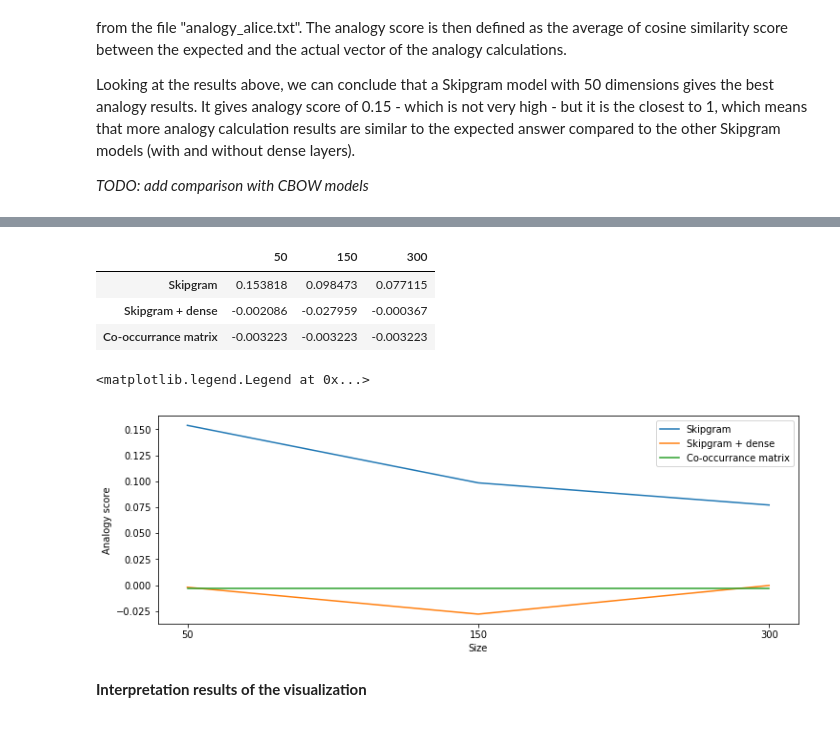
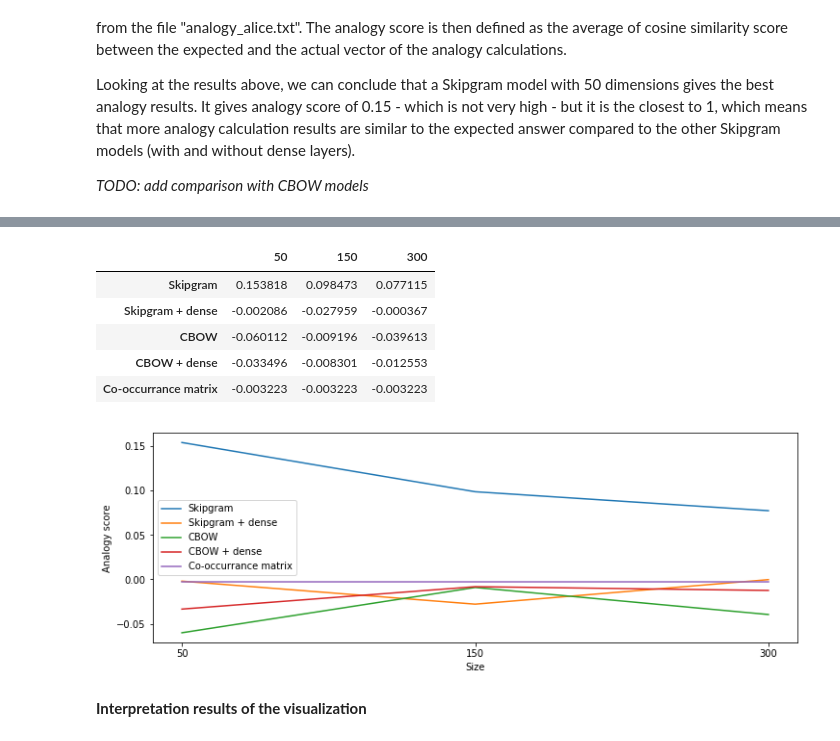
Before and after one commit to rrIrene/RecommenderSystem, a Jupyter notebook: assignment 1/Assignment 1.ipynb, the cells around one changed output, grey strips where cells are left out. Saved outputs shown, nothing was run; the diff lists cells and outputs as text; code cells hidden in the pictures.

Commit message:
CBOW implementation

```diff
--- a/assignment 1/Assignment 1.ipynb
+++ b/assignment 1/Assignment 1.ipynb
@@ -449,6 +454,20 @@ for dim in [50, 150, 300]:
         d[line[0]] = line[1:]
     skipgrams_dense.append(d)
 
+    f = open('vectors_cbow_'+str(dim)+'.txt' ,'r')
+    d = {}
+    for row in f.readlines()[1:]:
+        line = row.split()
+        d[line[0]] = line[1:]
+    cbows.append(d)
+
+    f = open('vectors_cbow_dense_'+str(dim)+'.txt' ,'r')
+    d = {}
+    for row in f.readlines()[1:]:
+        line = row.split()
+        d[line[0]] = line[1:]
+    cbows_dense.append(d)
+
 #save as separate dictionaries
 skipgram_vectors_50 = skipgrams[0]
 skipgram_vectors_150 = skipgrams[1]
@@ -456,6 +475,12 @@ skipgram_vectors_300 = skipgrams[2]
 skipgram_dense_vectors_50 = skipgrams_dense[0]
 skipgram_dense_vectors_150 = skipgrams_dense[1]
 skipgram_dense_vectors_300 = skipgrams_dense[2]
+cbow_vectors_50 = cbows[0]
+cbow_vectors_150 = cbows[1]
+cbow_vectors_300 = cbows[2]
+cbow_dense_vectors_50 = cbows_dense[0]
+cbow_dense_vectors_150 = cbows_dense[1]
+cbow_dense_vectors_300 = cbows_dense[2]
 # %%
 #Implement your own analogy function
 def analogy_function(dictionary):
@@ -491,5 +516,21 @@ skipgram_dense_300_score = analogy_function(skipgram_dense_vectors_300)
 print("Analogy score for Skipgram + dense model with dim=300: " + str(skipgram_dense_300_score))
 print()
 
-#TODO: analyze CBOW models
+#cbow score
+cbow_50_score = analogy_function(cbow_vectors_50)
+print("Analogy score for CBOW model with dim=50: " + str(cbow_50_score))
+cbow_150_score = analogy_function(cbow_vectors_150)
+print("Analogy score for CBOW model with dim=150: " + str(cbow_150_score))
+cbow_300_score = analogy_function(cbow_vectors_300)
+print("Analogy score for CBOW model with dim=300: " + str(cbow_300_score))
+print()
+
+#skipgram + dense scores
+cbow_dense_50_score = analogy_function(cbow_dense_vectors_50)
+print("Analogy score for CBOW + dense model with dim=50: " + str(cbow_dense_50_score))
+cbow_dense_150_score = analogy_function(cbow_dense_vectors_150)
+print("Analogy score for CBOW + dense model with dim=150: " + str(cbow_dense_150_score))
+cbow_dense_300_score = analogy_function(cbow_dense_vectors_300)
+print("Analogy score for CBOW + dense model with dim=300: " + str(cbow_dense_300_score))
+print()
 # %% [output]
@@ -530,29 +579,30 @@ Analogy score for co-occurrance matrix: -0.003223016736116081
 # %%
 #Visualization results trained word embeddings
 import matplotlib.pyplot as plt
 
 scores = pd.DataFrame(columns=["50","150","300"])
 scores.loc["Skipgram"] = [skipgram_50_score, skipgram_150_score, skipgram_300_score]
 scores.loc["Skipgram + dense"] = [skipgram_dense_50_score, skipgram_dense_150_score, skipgram_dense_300_score]
+scores.loc["CBOW"] = [cbow_50_score, cbow_150_score, cbow_300_score]
+scores.loc["CBOW + dense"] = [cbow_dense_50_score, cbow_dense_150_score, cbow_dense_300_score]
 scores.loc["Co-occurrance matrix"] = [matrix_score, matrix_score, matrix_score]
 display(scores)
 
 scores = scores.T
 scores = scores.reindex(scores.index.rename('Size'))
 ax = scores.plot(figsize=(12,4))
 ax.set_xticks(range(0, 3))
 ax.set_xticklabels(scores.index)
 plt.ylabel('Analogy score')
-plt.legend(loc='best')
-
-#TODO: visualize CBOW models results
+plt.legend(loc='best');
 # %% [output]
 |  | 50 | 150 | 300 |
 | Skipgram | 0.153818 | 0.098473 | 0.077115 |
 | Skipgram + dense | -0.002086 | -0.027959 | -0.000367 |
+| CBOW | -0.060112 | -0.009196 | -0.039613 |
+| CBOW + dense | -0.033496 | -0.008301 | -0.012553 |
 | Co-occurrance matrix | -0.003223 | -0.003223 | -0.003223 |
-<matplotlib.legend.Legend at 0x...>
-[figure, old version]
+[figure, new version]
 # %% [markdown]
 **Interpretation results of the visualization**
 # %% [markdown]
```
Also changed, not shown: parts of 18 cells of this notebook, 7 other files.
